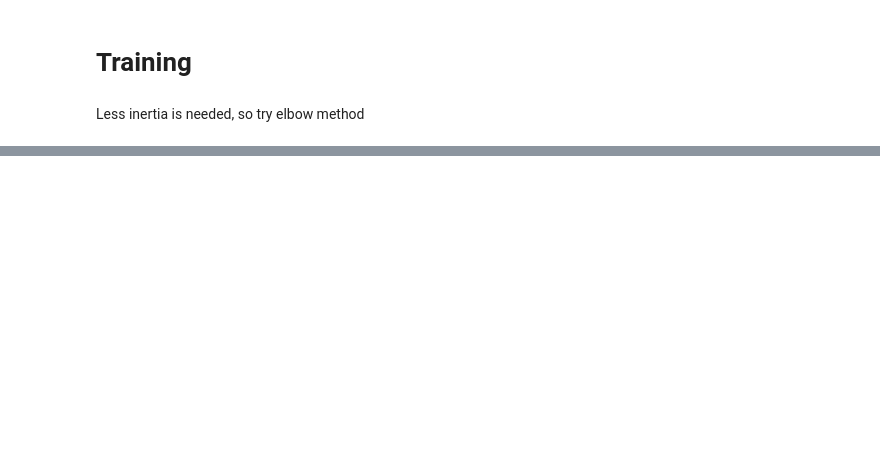
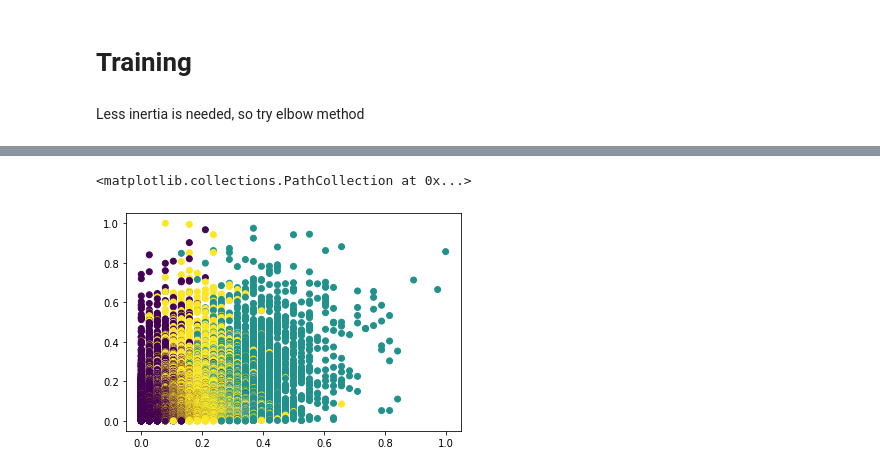
Before and after one commit to ayush02av/mlprac, a Jupyter notebook: Projects/leetcode/model.ipynb, the cells around one changed output, grey strips where cells are left out. Saved outputs shown, nothing was run; the diff lists cells and outputs as text; code cells hidden in the pictures; blank space fills up the shorter version.

Commit message:
leetcode model trainging and visualization

```diff
--- a/Projects/leetcode/model.ipynb
+++ b/Projects/leetcode/model.ipynb
@@ -198,8 +197,8 @@ y = x['rating']
 # %% [markdown]
 Less inertia is needed, so try elbow method
 # %%
-intertia = list()
-for i in range(1, 20):
-    model = KMeans(n_clusters = i, init = 'k-means++', max_iter = 400, n_init = 10, random_state = 0)
-    model.fit(x)
-    intertia.append(model.inertia_)
+# inertia = list()
+# for i in range(1, 20):
+#     model = KMeans(n_clusters = i, init = 'k-means++', max_iter = 400, n_init = 10, random_state = 0)
+#     model.fit(x)
+#     inertia.append(model.inertia_)
@@ -213,0 +215,3 @@ plt.show()
+# %%
+model = KMeans(n_clusters = 3)
+x['label'] = model.fit_predict(x)
@@ -213,0 +228,9 @@ plt.show()
+# %%
+df1 = x[x.label == 0]
+df2 = x[x.label == 1]
+df3 = x[x.label == 2]
+
+plt.scatter(x['queue'], x.rating, c = x.label, label = x.label)
+# %% [output]
+<matplotlib.collections.PathCollection at 0x...>
+[figure, added]
```
Also changed, not shown: parts of 9 cells of this notebook.
